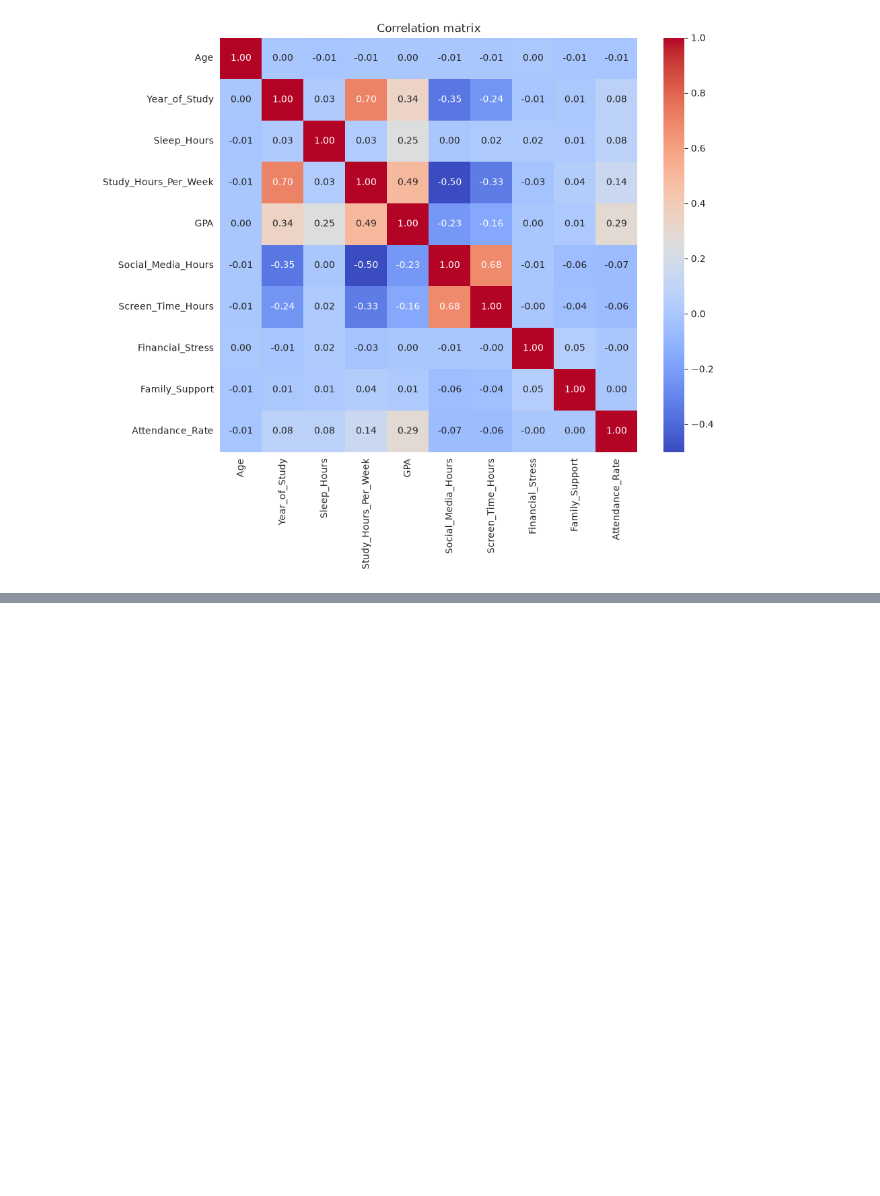
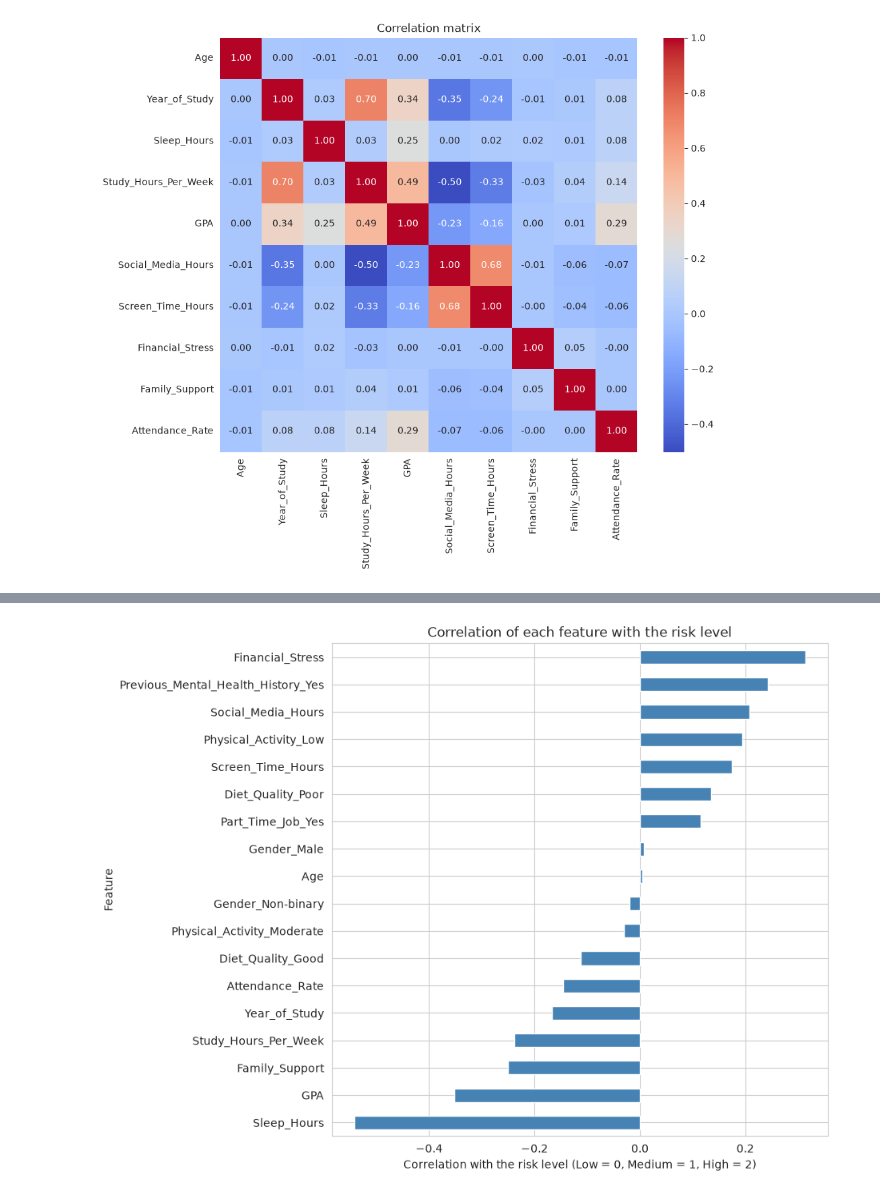
Before and after one commit to ABDELHAFIDaz/MindScope, a Jupyter notebook: notebooks/01_eda.ipynb, the cells around one changed output, grey strips where cells are left out. Cells and saved outputs as stored; diff of their text form; code cells hidden in the pictures; blank space fills up the shorter version.

```diff
--- a/notebooks/01_eda.ipynb
+++ b/notebooks/01_eda.ipynb
@@ -294,0 +390,8 @@ plt.show()
+# %%
+risk_map = {"Low": 0, "Medium": 1, "High": 2}
+
+df_corr = pd.get_dummies(df.drop(columns=[target]), columns=cat_cols, drop_first=True, dtype=int)
+df_corr["risk_num"] = df[target].map(risk_map)
+
+corr_target = df_corr.corr()["risk_num"].drop("risk_num").sort_values()
+print(corr_target.round(2))
@@ -294,0 +418,9 @@ plt.show()
+# %%
+plt.figure(figsize=(8, 8))
+corr_target.plot(kind="barh", color="steelblue")
+plt.title("Correlation of each feature with the risk level")
+plt.xlabel("Correlation with the risk level (Low = 0, Medium = 1, High = 2)")
+plt.ylabel("Feature")
+plt.show()
+# %% [output]
+[figure, added]
```
Also changed, not shown: parts of 53 cells of this notebook.
